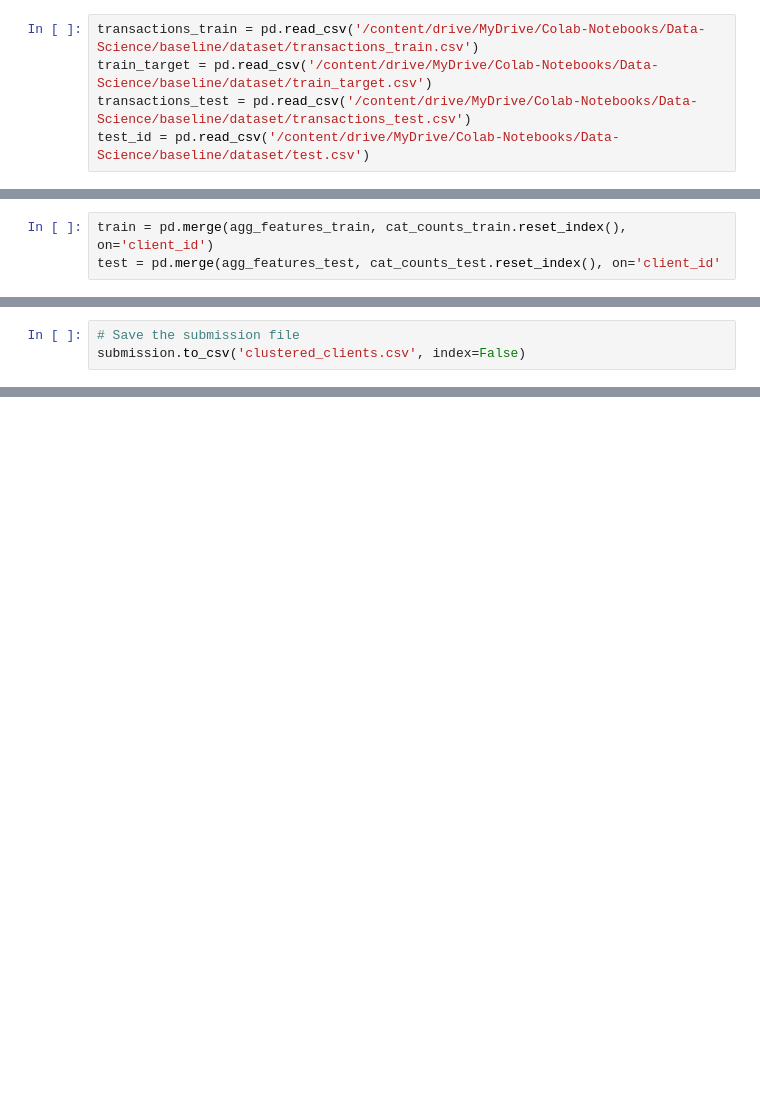
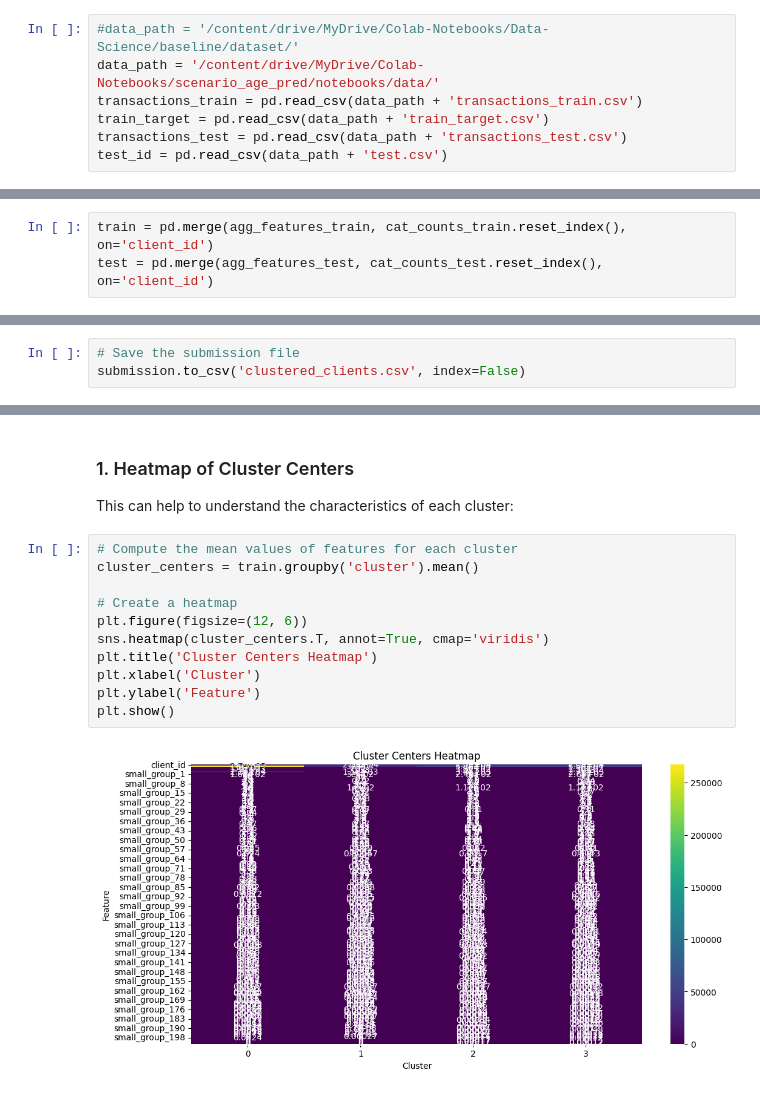
Before and after one commit to sadeqEbrahim/Excercise13, a Jupyter notebook: Notebook/data_science_exam.ipynb, the cells around one changed output, grey strips where cells are left out. Drawn from its saved outputs; the diff is of its cells as text; blank space fills up the shorter version.

```diff
--- a/Notebook/data_science_exam.ipynb
+++ b/Notebook/data_science_exam.ipynb
@@ -9,10 +9,12 @@ import seaborn as sns
 # %% [markdown]
 ## Load the dataset
 # %%
-transactions_train = pd.read_csv('/content/drive/MyDrive/Colab-Notebooks/Data-Science/baseline/dataset/transactions_train.csv')
-train_target = pd.read_csv('/content/drive/MyDrive/Colab-Notebooks/Data-Science/baseline/dataset/train_target.csv')
-transactions_test = pd.read_csv('/content/drive/MyDrive/Colab-Notebooks/Data-Science/baseline/dataset/transactions_test.csv')
-test_id = pd.read_csv('/content/drive/MyDrive/Colab-Notebooks/Data-Science/baseline/dataset/test.csv')
+#data_path = '/content/drive/MyDrive/Colab-Notebooks/Data-Science/baseline/dataset/'
+data_path = '/content/drive/MyDrive/Colab-Notebooks/scenario_age_pred/notebooks/data/'
+transactions_train = pd.read_csv(data_path + 'transactions_train.csv')
+train_target = pd.read_csv(data_path + 'train_target.csv')
+transactions_test = pd.read_csv(data_path + 'transactions_test.csv')
+test_id = pd.read_csv(data_path + 'test.csv')
 # %% [markdown]
 Let's look at data
 # %%
@@ -55,7 +71,7 @@ cat_counts_test.columns = ['small_group_' + str(i) for i in cat_counts_test.colu
 We merge the aggregated features with the transaction counts to create a single DataFrame for training and testing.
 # %%
 train = pd.merge(agg_features_train, cat_counts_train.reset_index(), on='client_id')
-test = pd.merge(agg_features_test, cat_counts_test.reset_index(), on='client_id'
+test = pd.merge(agg_features_test, cat_counts_test.reset_index(), on='client_id')
 # %% [markdown]
  The test did not have some categories of expenses, so in order to ensure consistency, we need to combine the feature space of train and test
 # %%
@@ -104,0 +135,16 @@ submission.to_csv('clustered_clients.csv', index=False)
+# %% [markdown]
+### 1. Heatmap of Cluster Centers
+This can help to understand the characteristics of each cluster:
+# %%
+# Compute the mean values of features for each cluster
+cluster_centers = train.groupby('cluster').mean()
+
+# Create a heatmap
+plt.figure(figsize=(12, 6))
+sns.heatmap(cluster_centers.T, annot=True, cmap='viridis')
+plt.title('Cluster Centers Heatmap')
+plt.xlabel('Cluster')
+plt.ylabel('Feature')
+plt.show()
+# %% [output]
+[figure, added]
```
Also changed, not shown: parts of 11 cells of this notebook, 6 other files.
